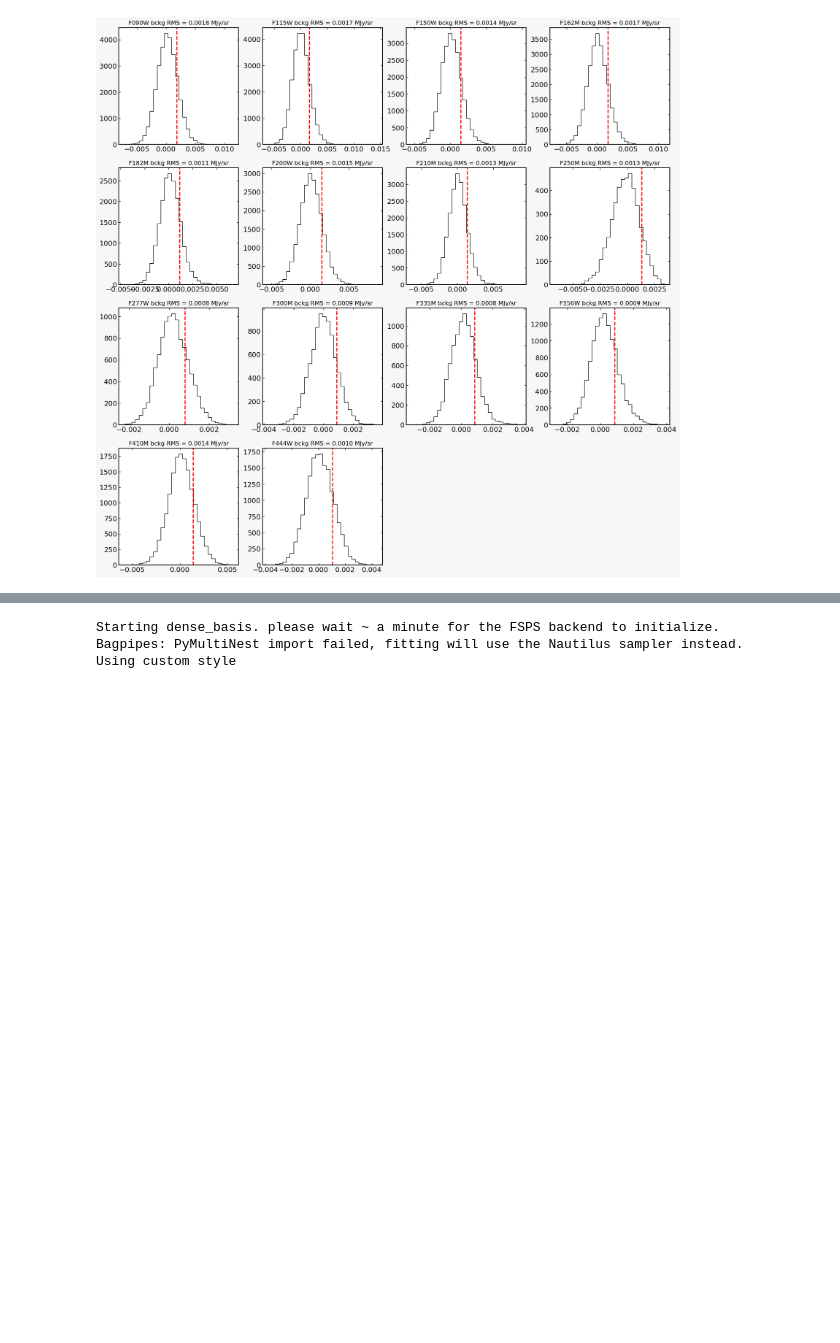
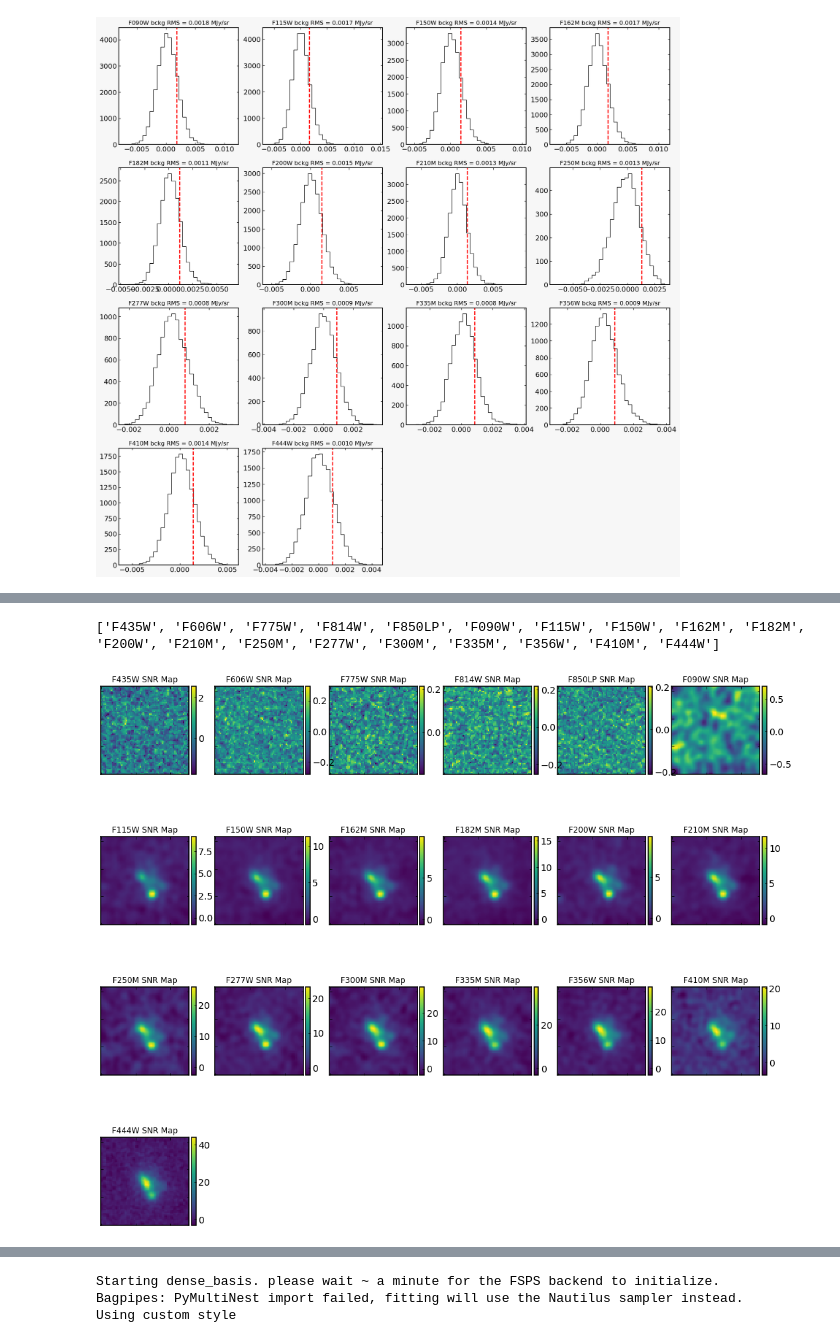
Before and after one commit to tHarvey303/EXPANSE, a Jupyter notebook: testing.ipynb, the cells around one changed output, grey strips where cells are left out. Cells and saved outputs as stored; diff of their text form; code cells hidden in the pictures; blank space fills up the shorter version.

```diff
--- a/testing.ipynb
+++ b/testing.ipynb
@@ -251,0 +227,6 @@ galaxy.pixedfit_plot_map_fluxes()
+# %%
+
+galaxy.plot_snr_map()
+# %% [output]
+['F435W', 'F606W', 'F775W', 'F814W', 'F850LP', 'F090W', 'F115W', 'F150W', 'F162M', 'F182M', 'F200W', 'F210M', 'F250M', 'F277W', 'F300M', 'F335M', 'F356W', 'F410M', 'F444W']
+[figure, added]
```
Also changed, not shown: parts of 18 cells of this notebook, 3 other files.
